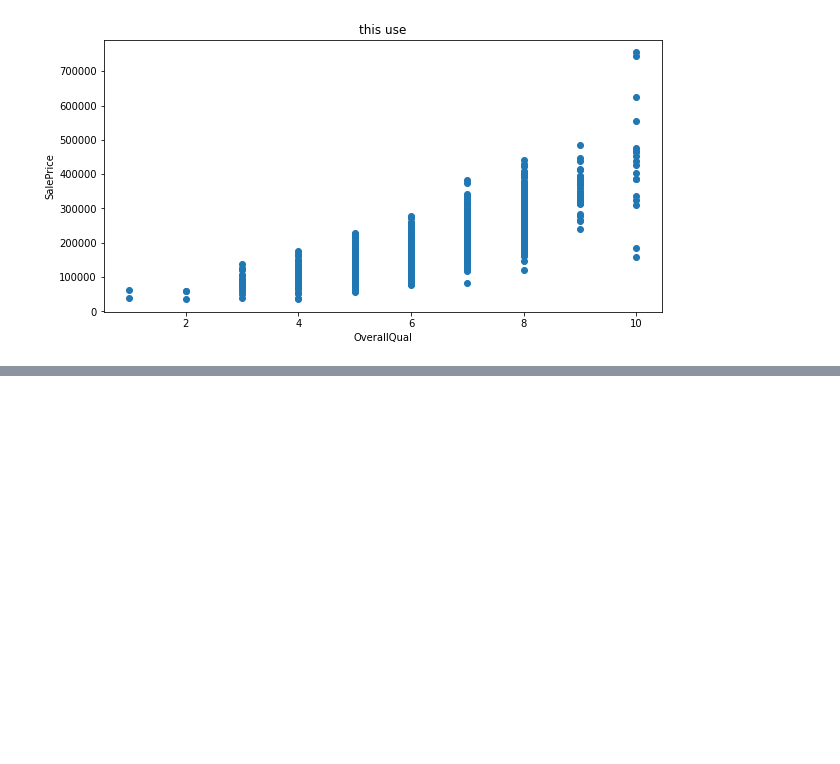
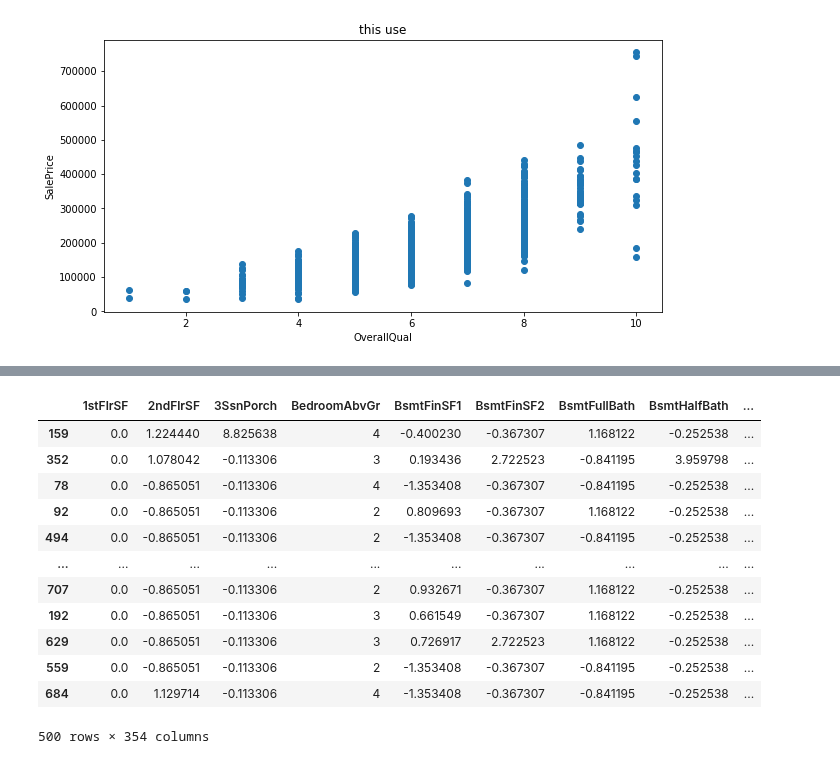
Before and after one commit to Tom-Lennox/Kaggle, a Jupyter notebook: HousePrices_c01.ipynb, the cells around one changed output, grey strips where cells are left out. Saved outputs shown, nothing was run; the diff lists cells and outputs as text; code cells hidden in the pictures; blank space fills up the shorter version.

```diff
--- a/HousePrices_c01.ipynb
+++ b/HousePrices_c01.ipynb
@@ -541,0 +657,19 @@ Index(['GarageYrBlt', 'KitchenAbvGr', 'HalfBath', 'EnclosedPorch',
+# %%
+train_x
+train_x.isnull().sum()[train_y.isnull().sum() > 0]
+# sns.distplot(train_y)
+train_x
+# %% [output]
+|  | 1stFlrSF | 2ndFlrSF | 3SsnPorch | BedroomAbvGr | BsmtFinSF1 | BsmtFinSF2 | BsmtFullBath | BsmtHalfBath | ... |
+| 159 | 0.0 | 1.224440 | 8.825638 | 4 | -0.400230 | -0.367307 | 1.168122 | -0.252538 | ... |
+| 352 | 0.0 | 1.078042 | -0.113306 | 3 | 0.193436 | 2.722523 | -0.841195 | 3.959798 | ... |
+| 78 | 0.0 | -0.865051 | -0.113306 | 4 | -1.353408 | -0.367307 | -0.841195 | -0.252538 | ... |
+| 92 | 0.0 | -0.865051 | -0.113306 | 2 | 0.809693 | -0.367307 | 1.168122 | -0.252538 | ... |
+| 494 | 0.0 | -0.865051 | -0.113306 | 2 | -1.353408 | -0.367307 | -0.841195 | -0.252538 | ... |
+| ... | ... | ... | ... | ... | ... | ... | ... | ... | ... |
+| 707 | 0.0 | -0.865051 | -0.113306 | 2 | 0.932671 | -0.367307 | 1.168122 | -0.252538 | ... |
+| 192 | 0.0 | -0.865051 | -0.113306 | 3 | 0.661549 | -0.367307 | 1.168122 | -0.252538 | ... |
+| 629 | 0.0 | -0.865051 | -0.113306 | 3 | 0.726917 | 2.722523 | 1.168122 | -0.252538 | ... |
+| 559 | 0.0 | -0.865051 | -0.113306 | 2 | -1.353408 | -0.367307 | -0.841195 | -0.252538 | ... |
+| 684 | 0.0 | 1.129714 | -0.113306 | 4 | -1.353408 | -0.367307 | -0.841195 | -0.252538 | ... |
+500 rows × 354 columns
```
Also changed, not shown: parts of 7 cells of this notebook.
